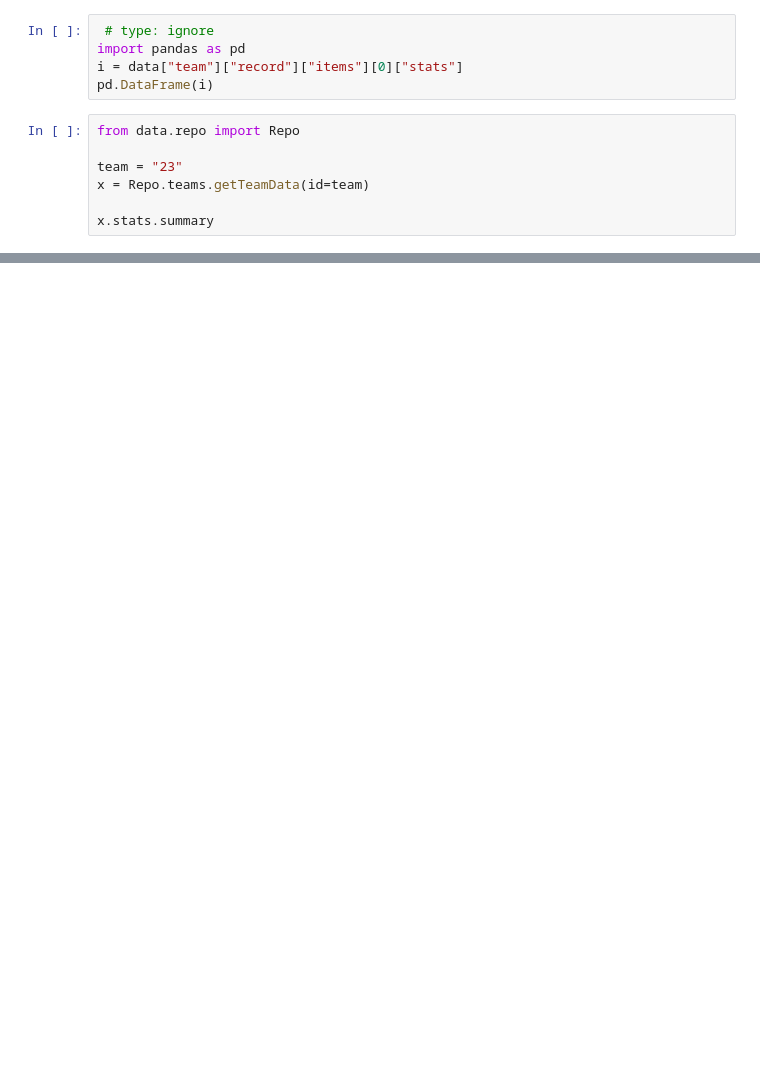
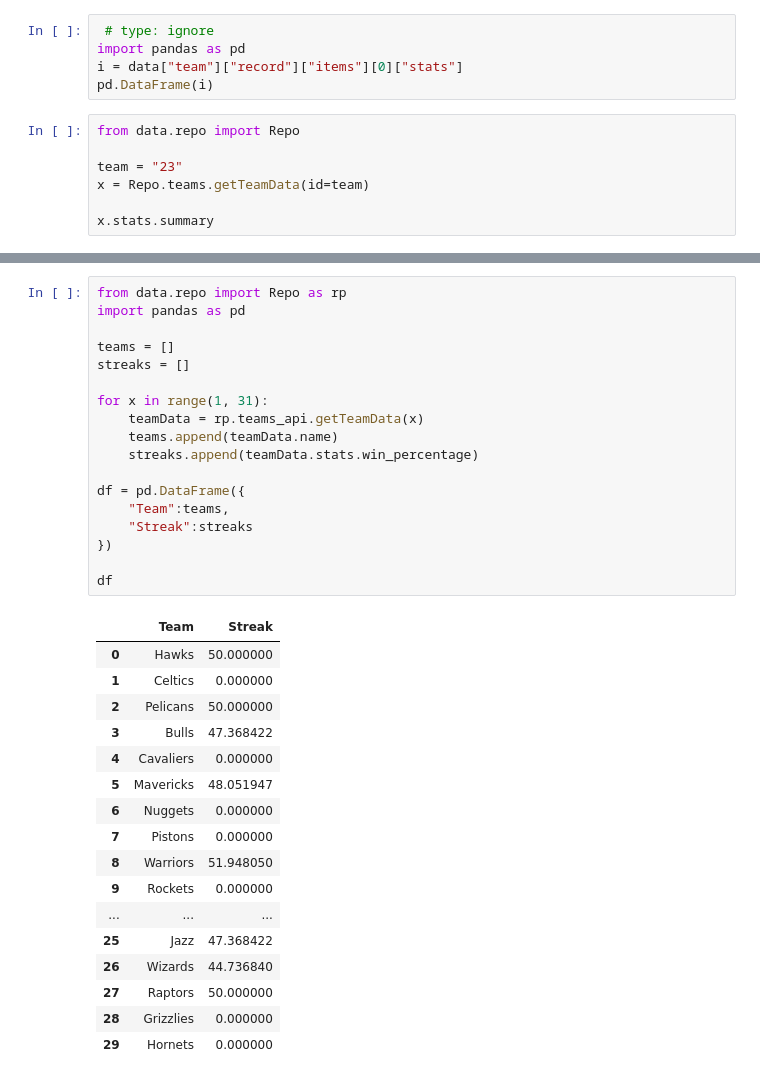
Before and after one commit to Tadiwr/Nba-Dashboard, a Jupyter notebook: Data Exploration.ipynb, the cells around one changed output, grey strips where cells are left out. Saved outputs shown, nothing was run; the diff lists cells and outputs as text; blank space fills up the shorter version.

```diff
--- a/Data Exploration.ipynb
+++ b/Data Exploration.ipynb
@@ -43,0 +123,36 @@ SummarizeAllTeamsWinPercentage()
+# %%
+from data.repo import Repo as rp
+import pandas as pd
+
+teams = []
+streaks = []
+
+for x in range(1, 31):
+    teamData = rp.teams_api.getTeamData(x)
+    teams.append(teamData.name)
+    streaks.append(teamData.stats.win_percentage)
+
+df = pd.DataFrame({
+    "Team":teams,
+    "Streak":streaks
+})
+
+df
+# %% [output]
+|  | Team | Streak |
+| 0 | Hawks | 50.000000 |
+| 1 | Celtics | 0.000000 |
+| 2 | Pelicans | 50.000000 |
+| 3 | Bulls | 47.368422 |
+| 4 | Cavaliers | 0.000000 |
+| 5 | Mavericks | 48.051947 |
+| 6 | Nuggets | 0.000000 |
+| 7 | Pistons | 0.000000 |
+| 8 | Warriors | 51.948050 |
+| 9 | Rockets | 0.000000 |
+| ... | ... | ... |
+| 25 | Jazz | 47.368422 |
+| 26 | Wizards | 44.736840 |
+| 27 | Raptors | 50.000000 |
+| 28 | Grizzlies | 0.000000 |
+| 29 | Hornets | 0.000000 |
```
Also changed, not shown: parts of 12 cells of this notebook, 11 other files.
